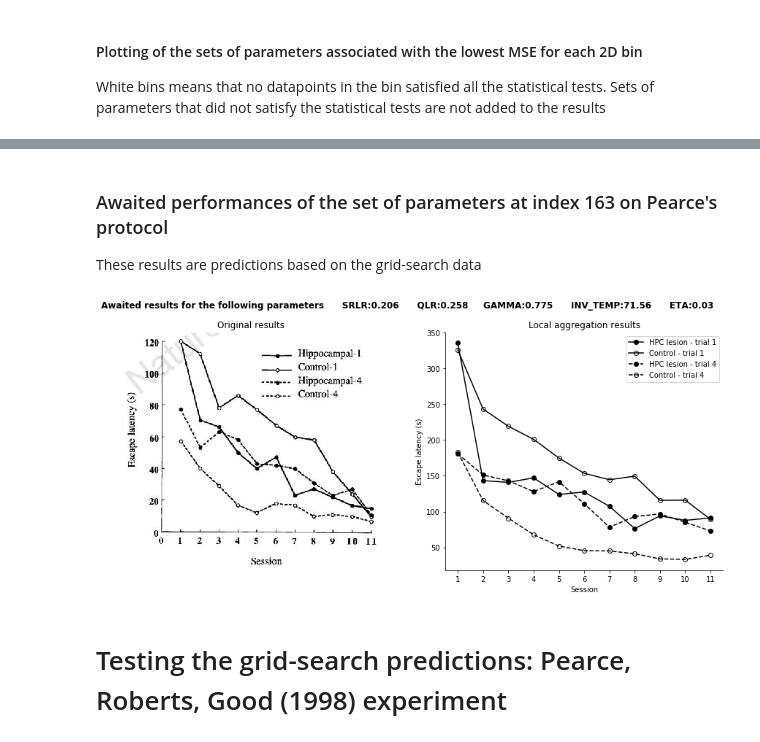
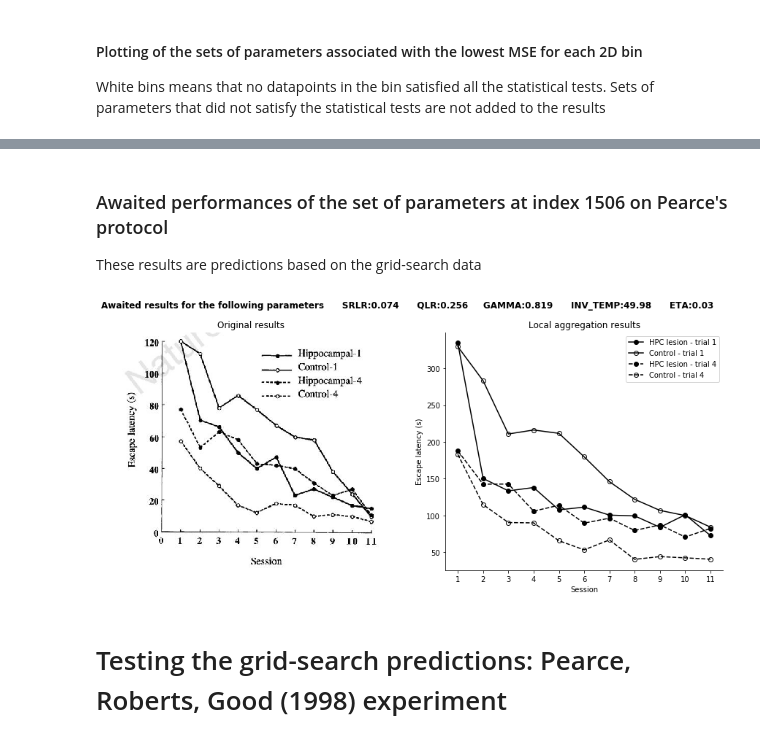
Before and after one commit to zimoun/mixed-coordination-models, a Jupyter notebook: sources/notebooks/Geerts Replication.ipynb, the cells around one changed output, grey strips where cells are left out. Cells and saved outputs as stored; diff of their text form; code cells hidden in the pictures.

Commit message:
added a second gird-search on the geerts-reproduction notebook

```diff
--- a/sources/notebooks/Geerts Replication.ipynb
+++ b/sources/notebooks/Geerts Replication.ipynb
@@ -84,0 +93,2 @@ Index of the best 3 sets of parameters: [163, 1388, 818]
+# %%
+path = "geerts_ego_SR2"
@@ -84,0 +131,2 @@ Index of the best 3 sets of parameters: [163, 1388, 818]
+# %%
+res_df = plot_pearce_perfs(path, size_plot=10, relative=True)
@@ -85,10 +141,10 @@ Index of the best 3 sets of parameters: [163, 1388, 818]
 # %% [markdown]
-### Awaited performances of the set of parameters at index 163 on Pearce's protocol
+### Awaited performances of the set of parameters at index 1506 on Pearce's protocol
 These results are predictions based on the grid-search data
 # %%
-plot_local("main_pearce", res_df,163)
+plot_local("main_pearce", res_df,1506)
 # %% [output]
-[figure, old version]
+[figure, new version]
 # %% [markdown]
 # Testing the grid-search predictions: Pearce, Roberts, Good (1998) experiment
 # %% [markdown]
```
Also changed, not shown: parts of 21 cells of this notebook, 2 other files.
